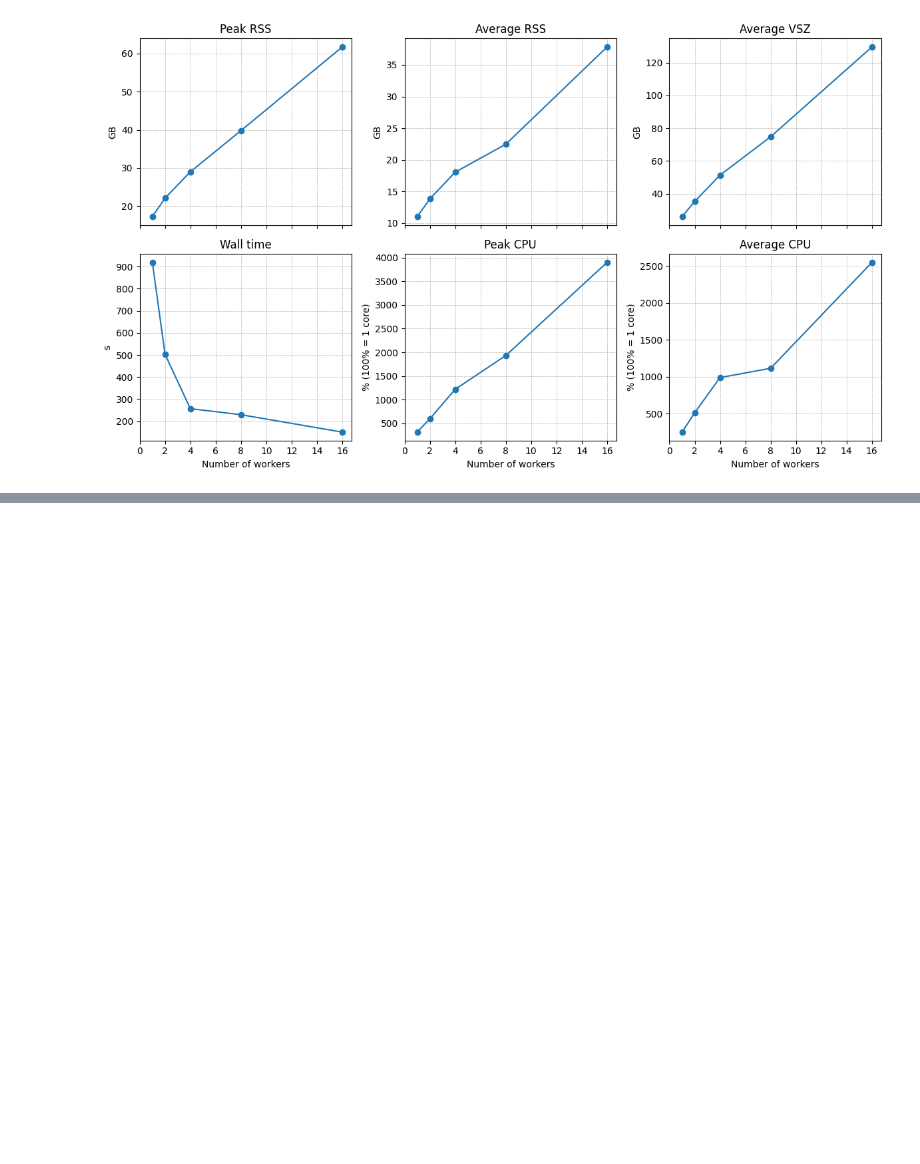
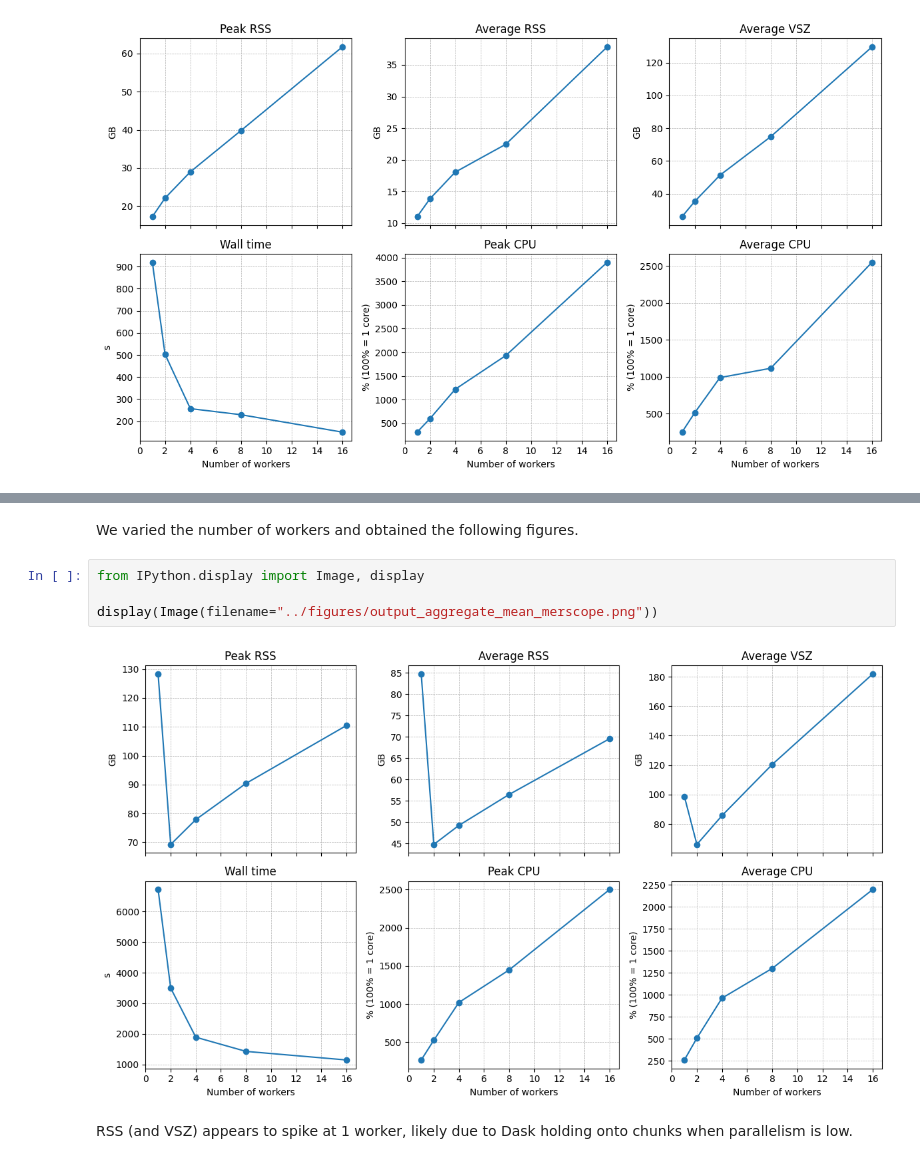
Before and after one commit to saeyslab/harpy, a Jupyter notebook: docs/tutorials/general/benchmark.ipynb, the cells around one changed output, grey strips where cells are left out. Cells and saved outputs as stored; diff of their text form; blank space fills up the shorter version.

```diff
--- a/docs/tutorials/general/benchmark.ipynb
+++ b/docs/tutorials/general/benchmark.ipynb
@@ -114,0 +181,10 @@ display(Image(filename="../figures/extract_instances.png"))
+# %% [markdown]
+We varied the number of workers and obtained the following figures.
+# %%
+from IPython.display import Image, display
+
+display(Image(filename="../figures/output_aggregate_mean_merscope.png"))
+# %% [output]
+[figure, added]
+# %% [markdown]
+RSS (and VSZ) appears to spike at 1 worker, likely due to Dask holding onto chunks when parallelism is low.
```
Also changed, not shown: parts of 18 cells of this notebook.
